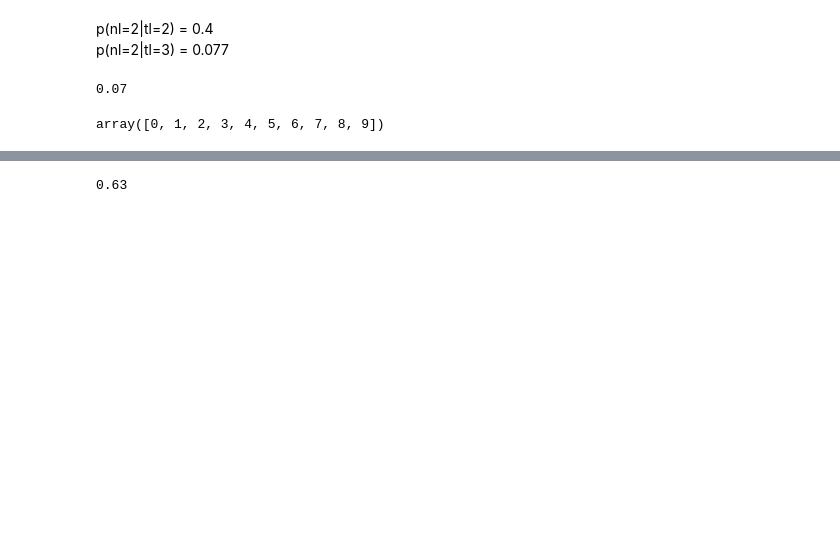
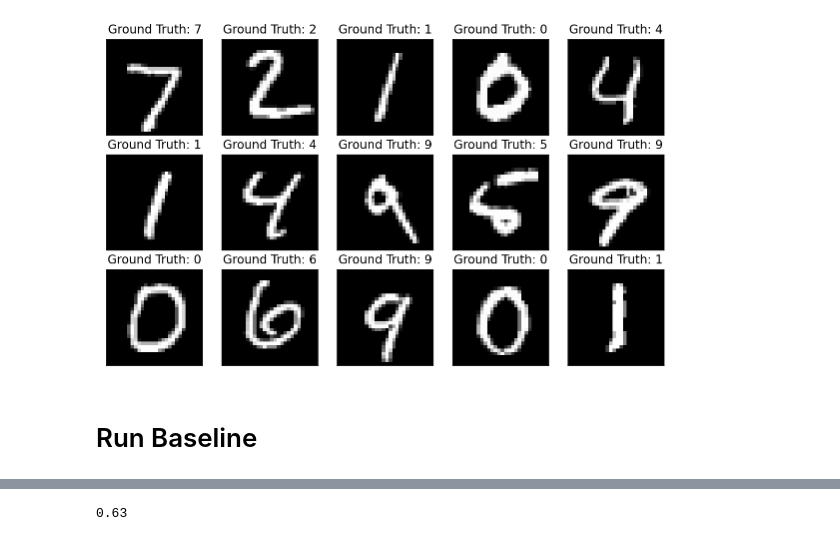
Before and after one commit to filipe-research/tutorial_noisylabels, a Jupyter notebook: codes/tutorial_sibgrapi20.ipynb, the cells around one changed output, grey strips where cells are left out. Cells and saved outputs as stored; diff of their text form; code cells hidden in the pictures; blank space fills up the shorter version.

```diff
--- a/codes/tutorial_sibgrapi20.ipynb
+++ b/codes/tutorial_sibgrapi20.ipynb
@@ -25,12 +38,15 @@ import random
 #@title Define Hyperparameters
 # Define Hyperparameters
 
-training_size= 5000
-num_epochs = 40 # number of times which the entire dataset is passed throughout the model
-batch_size = 100 # the size of input data took for one iteration
+training_size= 2000
+num_epochs = 50 # number of times which the entire dataset is passed throughout the model
+batch_size = 64 # the size of input data took for one iteration
 lr = 1e-3 # size of step
 seed=123
 
 random.seed(seed)
 torch.manual_seed(seed)
 torch.cuda.manual_seed_all(seed)
+
+device = torch.device("cuda:0" if torch.cuda.is_available() else "cpu")
+print(device)
@@ -306,7 +72,0 @@ real noise rate:0.63
-# %%
-noisy_map = np.zeros((10, 10))
-for i in range(len(gt_labels)):
-  noisy_map[int(noisy_labels[i])][int(gt_labels[i])] += 1
-
-  #calculate de percentage. Divides each element by the sum of the row
-  percent_map = noisy_map/noisy_map.sum(axis=0, keepdims=True)
@@ -328,7 +72,0 @@ Text(0.5, 33.0, 'true labels')
-# %% [markdown]
-p(nl=2|tl=2) = 0.4\
-p(nl=2|tl=3) = 0.077
-# %%
-p(nl=2|tl=)
-# %% [output]
-0.07
@@ -338,4 +73,28 @@ unique_elements, counts_elements = np.unique(noisy_labels, return_counts=True)
-# %%
-unique_elements
-# %% [output]
-array([0, 1, 2, 3, 4, 5, 6, 7, 8, 9])
+# %%
+#generate dataloaders
+train_loader = torch.utils.data.DataLoader(dataset = train_data,
+                                             batch_size = batch_size,
+                                             shuffle = True,num_workers=4,pin_memory=True)
+
+eval_loader = torch.utils.data.DataLoader(dataset = train_data,
+                                             batch_size = batch_size,
+                                             shuffle = False,num_workers=4,pin_memory=True)
+
+test_loader = torch.utils.data.DataLoader(dataset = test_data,
+                                      batch_size = batch_size,
+                                      shuffle = False,num_workers=4)
+# %%
+#plot images of dataset
+
+examples = enumerate(test_loader)
+batch_idx, (example_data, example_targets) = next(examples)
+
+fig = plt.figure(figsize=(10,6))
+for i in range(15):
+  plt.subplot(3,5,i+1)
+  plt.imshow(example_data[i][0], cmap='gray', interpolation='none')
+  plt.title("Ground Truth: {}".format(example_targets[i]))
+  plt.xticks([])
+  plt.yticks([])
+# %% [output]
+[figure, added]
@@ -341,0 +227,2 @@ array([0, 1, 2, 3, 4, 5, 6, 7, 8, 9])
+# %% [markdown]
+# Run Baseline
```
Also changed, not shown: parts of 79 cells of this notebook.
